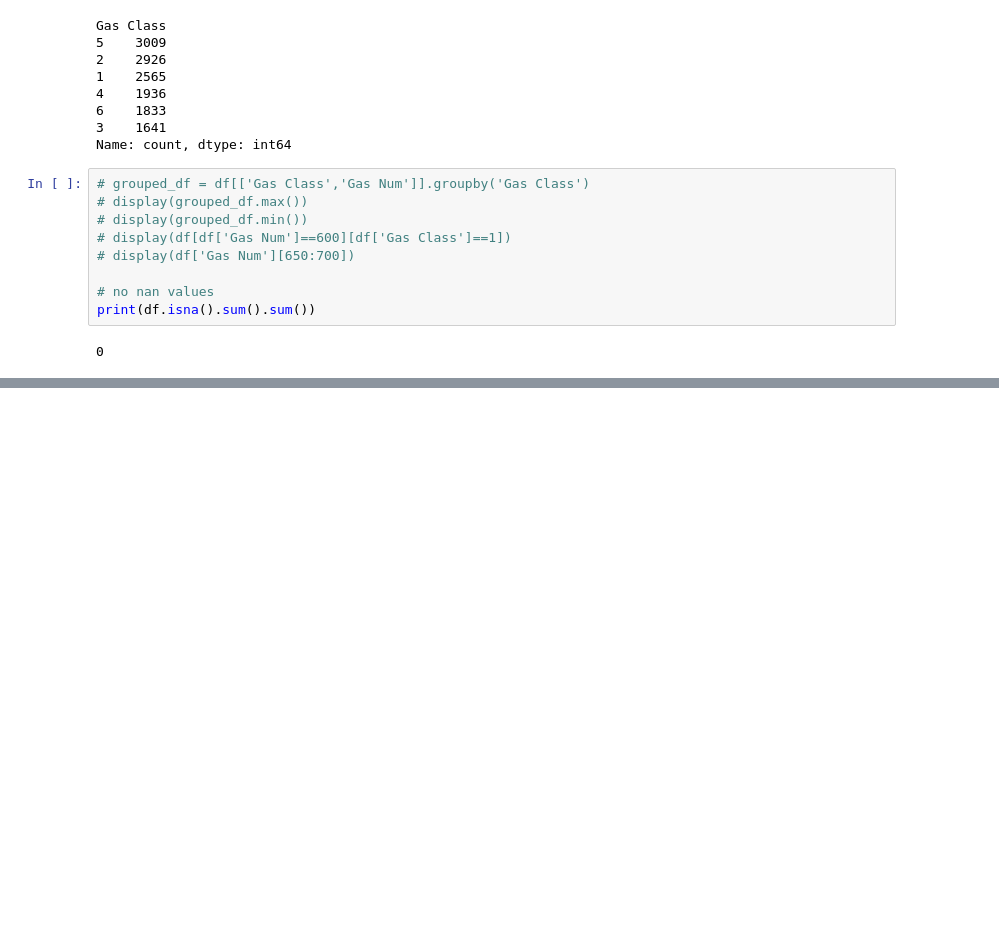
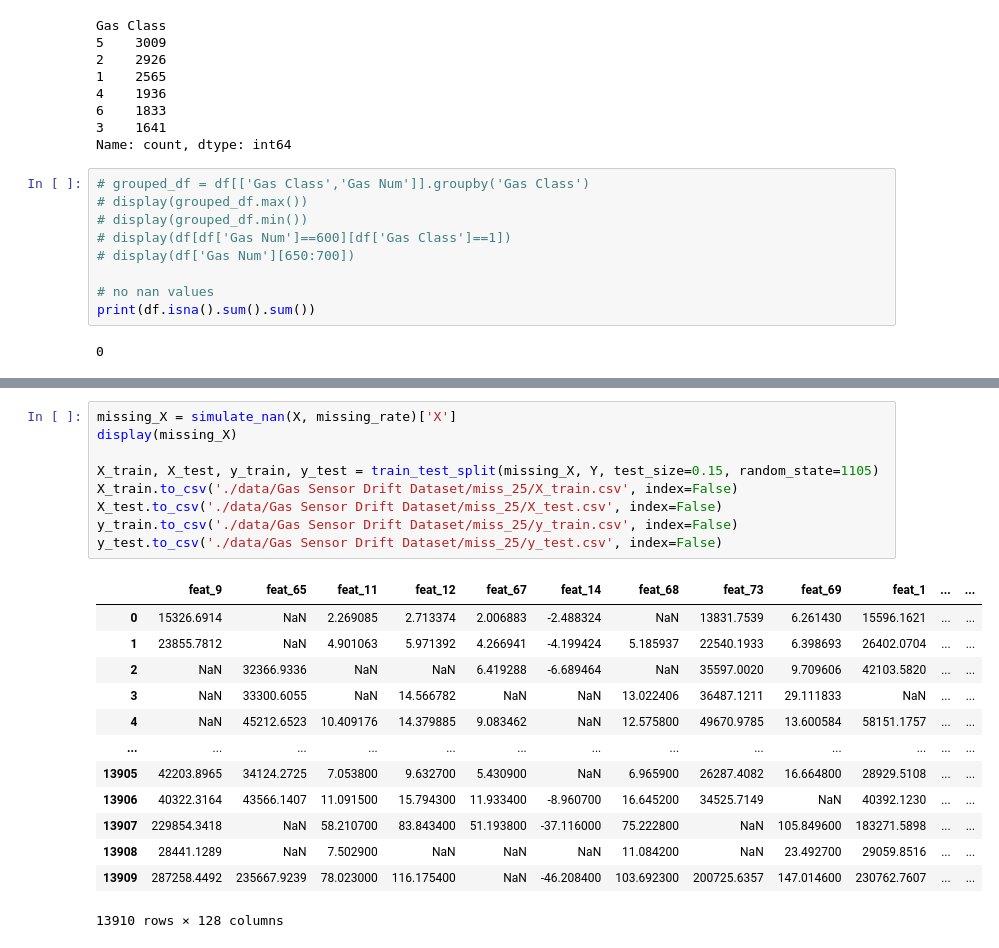
Before and after one commit to kogby/EDASH, a Jupyter notebook: Example/preprocess.ipynb, the cells around one changed output, grey strips where cells are left out. Cells and saved outputs as stored; diff of their text form; blank space fills up the shorter version.

```diff
--- a/Example/preprocess.ipynb
+++ b/Example/preprocess.ipynb
@@ -72,0 +136,23 @@ print(df.isna().sum().sum())
+# %%
+missing_X = simulate_nan(X, missing_rate)['X']
+display(missing_X)
+
+X_train, X_test, y_train, y_test = train_test_split(missing_X, Y, test_size=0.15, random_state=1105)
+X_train.to_csv('./data/Gas Sensor Drift Dataset/miss_25/X_train.csv', index=False)
+X_test.to_csv('./data/Gas Sensor Drift Dataset/miss_25/X_test.csv', index=False)
+y_train.to_csv('./data/Gas Sensor Drift Dataset/miss_25/y_train.csv', index=False)
+y_test.to_csv('./data/Gas Sensor Drift Dataset/miss_25/y_test.csv', index=False)
+# %% [output]
+|  | feat_9 | feat_65 | feat_11 | feat_12 | feat_67 | feat_14 | feat_68 | feat_73 | feat_69 | feat_1 | ... | ... |
+| 0 | 15326.6914 | NaN | 2.269085 | 2.713374 | 2.006883 | -2.488324 | NaN | 13831.7539 | 6.261430 | 15596.1621 | ... | ... |
+| 1 | 23855.7812 | NaN | 4.901063 | 5.971392 | 4.266941 | -4.199424 | 5.185937 | 22540.1933 | 6.398693 | 26402.0704 | ... | ... |
+| 2 | NaN | 32366.9336 | NaN | NaN | 6.419288 | -6.689464 | NaN | 35597.0020 | 9.709606 | 42103.5820 | ... | ... |
+| 3 | NaN | 33300.6055 | NaN | 14.566782 | NaN | NaN | 13.022406 | 36487.1211 | 29.111833 | NaN | ... | ... |
+| 4 | NaN | 45212.6523 | 10.409176 | 14.379885 | 9.083462 | NaN | 12.575800 | 49670.9785 | 13.600584 | 58151.1757 | ... | ... |
+| ... | ... | ... | ... | ... | ... | ... | ... | ... | ... | ... | ... | ... |
+| 13905 | 42203.8965 | 34124.2725 | 7.053800 | 9.632700 | 5.430900 | NaN | 6.965900 | 26287.4082 | 16.664800 | 28929.5108 | ... | ... |
+| 13906 | 40322.3164 | 43566.1407 | 11.091500 | 15.794300 | 11.933400 | -8.960700 | 16.645200 | 34525.7149 | NaN | 40392.1230 | ... | ... |
+| 13907 | 229854.3418 | NaN | 58.210700 | 83.843400 | 51.193800 | -37.116000 | 75.222800 | NaN | 105.849600 | 183271.5898 | ... | ... |
+| 13908 | 28441.1289 | NaN | 7.502900 | NaN | NaN | NaN | 11.084200 | NaN | 23.492700 | 29059.8516 | ... | ... |
+| 13909 | 287258.4492 | 235667.9239 | 78.023000 | 116.175400 | NaN | -46.208400 | 103.692300 | 200725.6357 | 147.014600 | 230762.7607 | ... | ... |
+13910 rows × 128 columns
```
Also changed, not shown: parts of 6 cells of this notebook, 33 other files.
